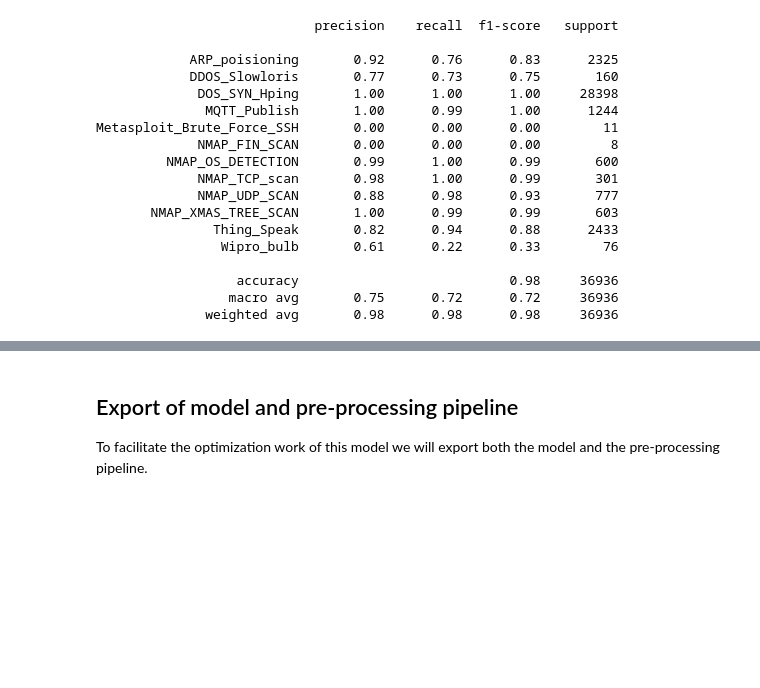
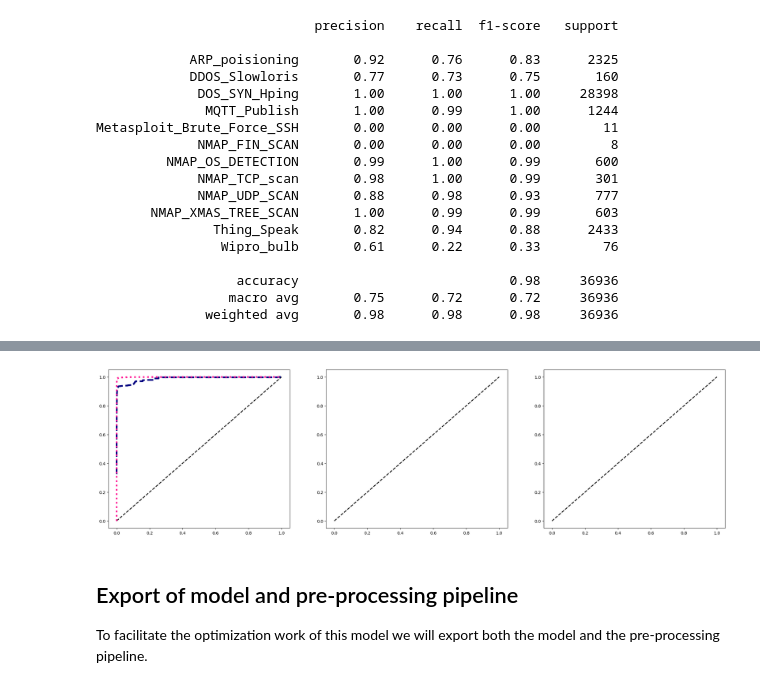
Before and after one commit to TheHardy04/IDS-ML, a Jupyter notebook: notebooks/LogisticRegression_with_PCA.ipynb, the cells around one changed output, grey strips where cells are left out. Cells and saved outputs as stored; diff of their text form; code cells hidden in the pictures; blank space fills up the shorter version.

```diff
--- a/notebooks/LogisticRegression_with_PCA.ipynb
+++ b/notebooks/LogisticRegression_with_PCA.ipynb
@@ -128,0 +134,7 @@ But our model is not good at detecting :
+# %%
+y_pred_proba = model.predict_proba(X_test_pca)
+roc_auc_micro = roc_auc_score(y_test, y_pred_proba, average='micro', multi_class='ovr')
+roc_auc_macro = roc_auc_score(y_test, y_pred_proba, average='macro', multi_class='ovr')
+
+print(f"Micro-Average ROC AUC: {roc_auc_micro:.4f}")
+print(f"Macro-Average ROC AUC: {roc_auc_macro:.4f}")
@@ -128,0 +179,79 @@ But our model is not good at detecting :
+# %%
+fig, axs = plt.subplots(1, 3, figsize=(27, 7)) # Adjust figure size as desired
+
+# Plot the diagonal line
+for ax in axs:
+    ax.plot([0, 1], [0, 1], 'k--', lw=2, label='Random Classifier')
+
+# Plot the Macro-average curve
+axs[0].plot(
+    fpr["macro"],
+    tpr["macro"],
+    label=f'Macro-average ROC (area = {roc_auc["macro"]:.4f})',
+    color='navy',
+    linestyle='--',
+    linewidth=4,
+)
+
+# Plot the Micro-average curve
+axs[0].plot(
+    fpr["micro"],
+    tpr["micro"],
+    label=f'Micro-average ROC (area = {roc_auc["micro"]:.4f})',
+    color='deeppink',
+    linestyle=':',
+    linewidth=4,
+)
+
+axs[0].xlabel('False Positive Rate (FPR)')
+axs[0].ylabel('True Positive Rate (TPR) / Recall')
+axs[0].title('Figure 1: Micro and Macro Averaged ROC Curves')
+axs[0].legend(loc="lower right")
+axs[0].grid(True)
+
+
+# Split the classes into two halves for plotting on separate figures
+mid_point = n_classes // 2
+class_indices_1 = range(mid_point)
+class_indices_2 = range(mid_point, n_classes)
+
+# Define a color cycle for the individual plots
+colors = cycle(['aqua', 'darkorange', 'cornflowerblue', 'green', 'red', 'purple', 'brown'])
+
+
+def plot_individual_curves(indices, fig_num, title_suffix, ax: plt.Axes):
+    """Helper function to plot individual ROC curves."""
+    ax.figure(figsize=(10, 8)) # Adjust figure size as desired
+
+    # Plot the diagonal line
+    ax.plot([0, 1], [0, 1], 'k--', lw=2, label='Random Classifier')
+
+    for i in indices:
+        color = next(colors)
+        plt.plot(
+            fpr[i],
+            tpr[i],
+            color=color,
+            lw=2,
+            label=f'Class {model.classes_[i]} (area = {roc_auc[i]:.4f})',
+        )
+
+    ax.xlim([0.0, 1.0])
+    ax.ylim([0.0, 1.05])
+    ax.xlabel('False Positive Rate (FPR)')
+    ax.ylabel('True Positive Rate (TPR) / Recall')
+    ax.title(f'Figure {fig_num}: Individual Class ROC Curves ({title_suffix})')
+    ax.legend(loc="lower right", fontsize='small')
+    ax.grid(True)
+
+
+# Plot Figure 2 (First Half)
+if len(class_indices_1) > 0:
+    plot_individual_curves(class_indices_1, 2, 'Part 1', ax[1])
+
+# Plot Figure 3 (Second Half)
+if len(class_indices_2) > 0:
+    plot_individual_curves(class_indices_2, 3, 'Part 2', ax[2])
+
+plt.show()
+# %% [output]
@@ -129,3 +259,4 @@ But our model is not good at detecting :
+[figure, added]
 # %% [markdown]
 ## Export of model and pre-processing pipeline
 
```
Also changed, not shown: parts of 6 cells of this notebook.
